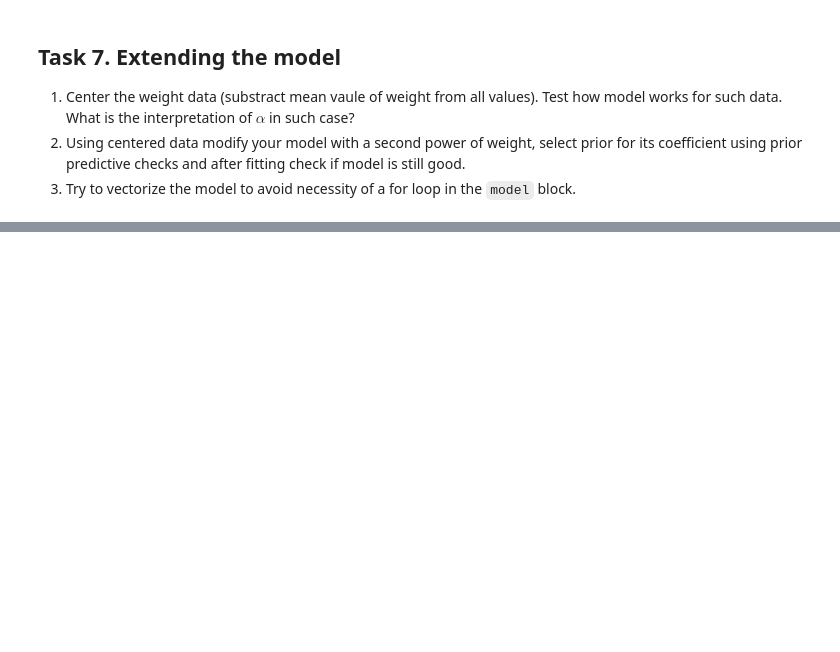
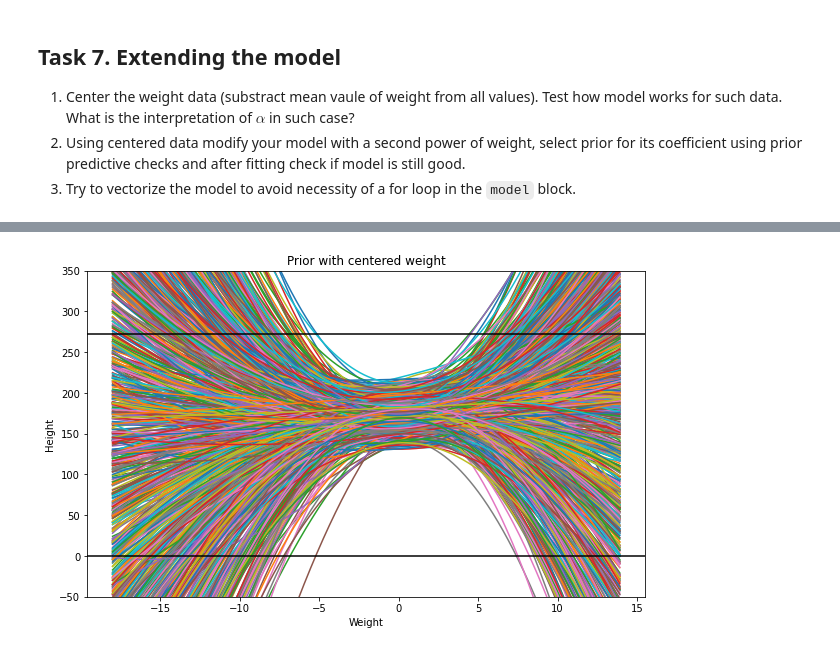
Before and after one commit to mfloras/Data-Analytics, a Jupyter notebook: Lab4/lab4.ipynb, the cells around one changed output, grey strips where cells are left out. Cells and saved outputs as stored; diff of their text form; code cells hidden in the pictures; blank space fills up the shorter version.

```diff
--- a/Lab4/lab4.ipynb
+++ b/Lab4/lab4.ipynb
@@ -375,0 +598,18 @@ INFO:cmdstanpy:CmdStan done processing.
+# %%
+size = 1000
+x = np.linspace(d.c_weight.min(), d.c_weight.max(), size)
+
+fig, ax = plt.subplots(figsize=(10,6))
+for i in range(size):
+    ax.plot(x, df["alpha"][i]+df["beta"][i]*x+df["beta2"][i]*(x**2))
+
+ax.axhline(y=272, color='k')
+ax.axhline(y=0, color='k')
+ax.set_title("Prior with centered weight")
+ax.set_xlabel("Weight")
+ax.set_ylabel("Height")
+ax.set_ylim([-50, 350])
+
+plt.show()
+# %% [output]
+[figure, added]
```
Also changed, not shown: parts of 12 cells of this notebook, 2 other files.
